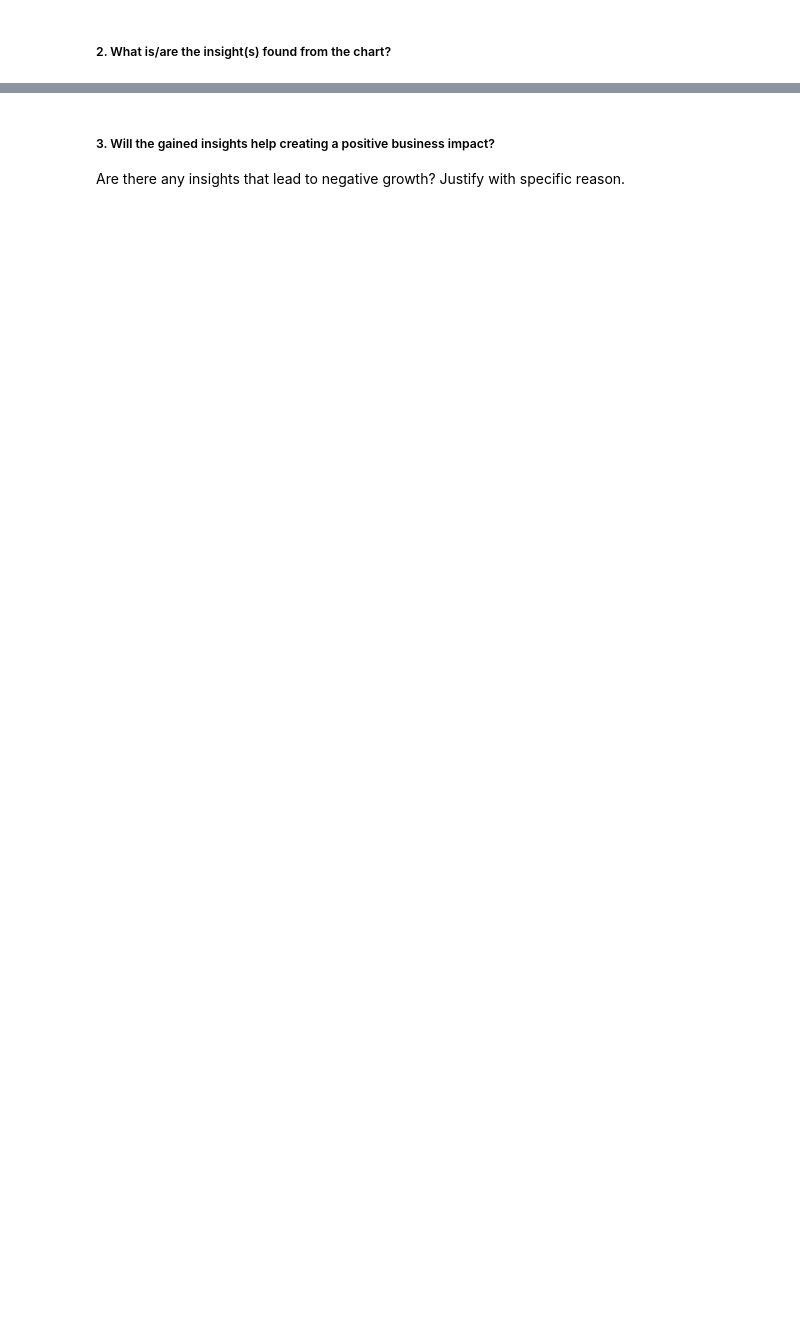
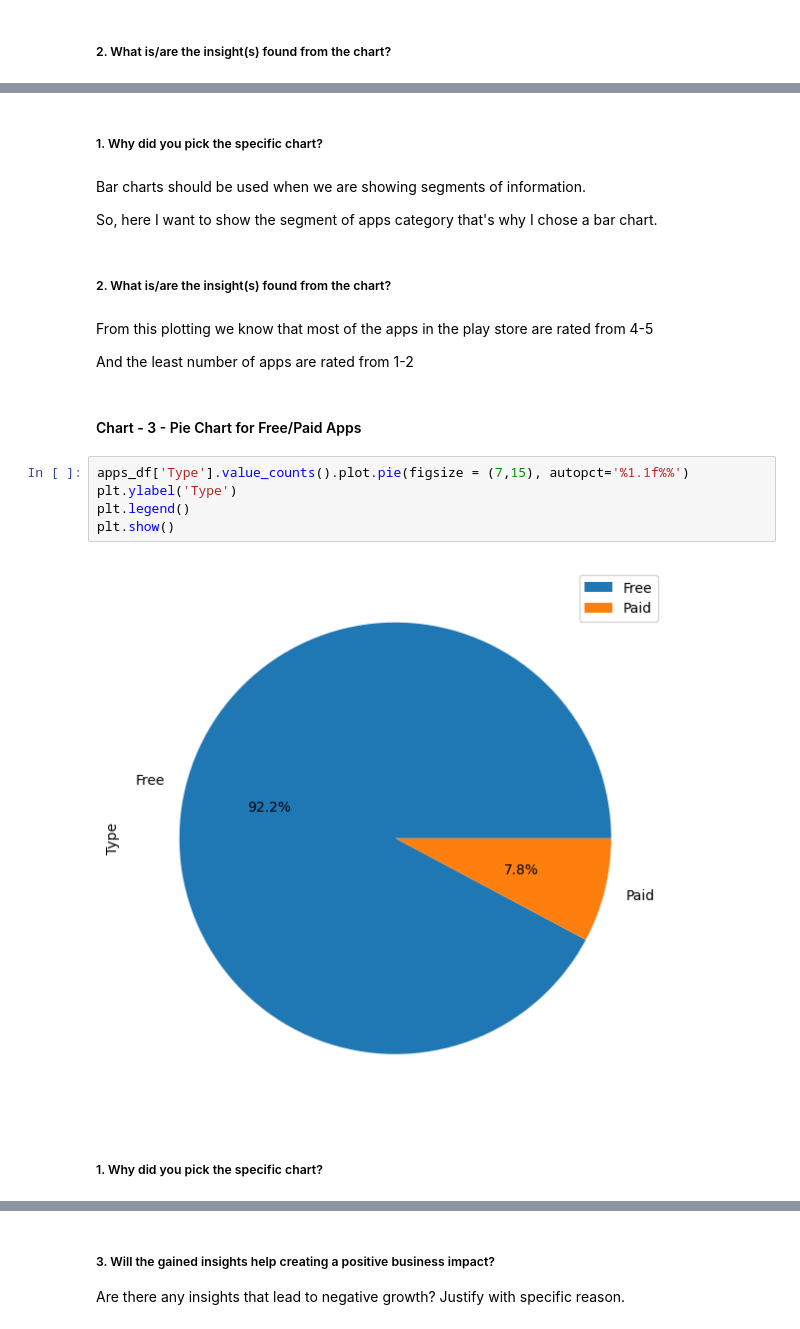
Before and after one commit to mridulbadika/Play-Store-App-Review-Analysis, a Jupyter notebook: EDA_on_Play_Store_App_Review_Analysis.ipynb, the cells around one changed output, grey strips where cells are left out. Cells and saved outputs as stored; diff of their text form; blank space fills up the shorter version.

```diff
--- a/EDA_on_Play_Store_App_Review_Analysis.ipynb
+++ b/EDA_on_Play_Store_App_Review_Analysis.ipynb
@@ -826,0 +888,23 @@ Answer Here
+# %% [markdown]
+##### 1. Why did you pick the specific chart?
+# %% [markdown]
+Bar charts should be used when we are showing segments of information.
+
+So, here I want to show the segment of apps category that's why I chose a bar chart.
+# %% [markdown]
+##### 2. What is/are the insight(s) found from the chart?
+# %% [markdown]
+From this plotting we know that most of the apps in the play store are rated from 4-5
+
+And the least number of apps are rated from 1-2
+# %% [markdown]
+#### Chart - 3 - Pie Chart for Free/Paid Apps
+# %%
+apps_df['Type'].value_counts().plot.pie(figsize = (7,15), autopct='%1.1f%%')
+plt.ylabel('Type')
+plt.legend()
+plt.show()
+# %% [output]
+[figure, added]
+# %% [markdown]
+##### 1. Why did you pick the specific chart?
```
Also changed, not shown: parts of 42 cells of this notebook.
